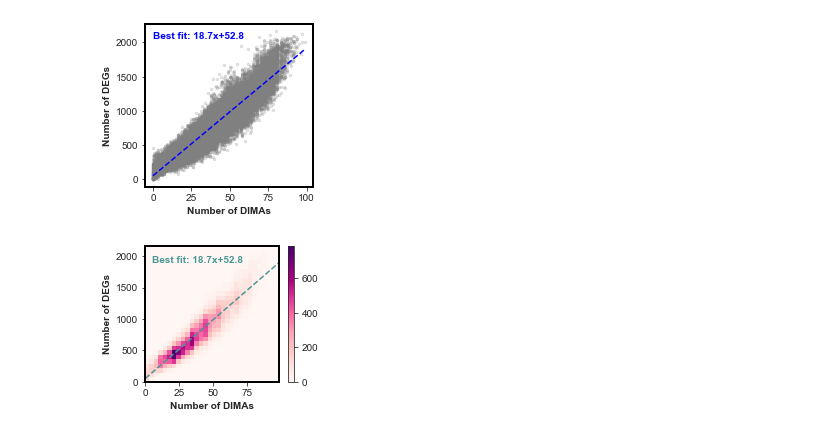
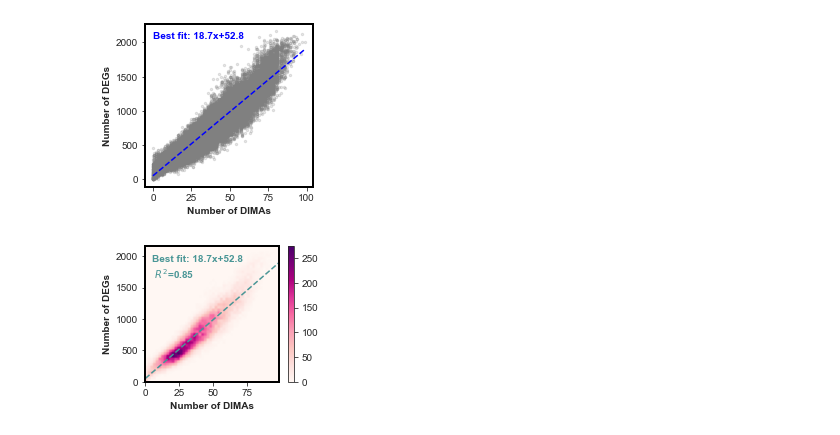
Before and after one commit to SBRG/precise2, a Jupyter notebook: notebooks/figure3_DIMA_and_figure4_ygev.ipynb, the cells around one changed output. Cells and saved outputs as stored; diff of their text form; code cells hidden in the pictures.

Commit message:
R squared for DEG vs DIMA figure

```diff
--- a/notebooks/figure3_DIMA_and_figure4_ygev.ipynb
+++ b/notebooks/figure3_DIMA_and_figure4_ygev.ipynb
@@ -483,33 +484,42 @@ plt.savefig('./fig3/degs_versus_dima.pdf', dpi = 600, bbox_inches = 'tight')
 # %%
 # heat version
 
 fig, ax = plt.subplots(figsize=(3,2.5))
 
 y=df_com["Number of DEGs"]
 x=df_com["Number of DIMAs"]
 
 # code from https://stackoverflow.com/questions/2369492/generate-a-heatmap-in-matplotlib-using-a-scatter-data-set
-heatmap, xedges, yedges = np.histogram2d(x, y, bins=(30,30))
+heatmap, xedges, yedges = np.histogram2d(x, y, bins=(50,50))
 extent = [xedges[0], xedges[-1], yedges[0], yedges[-1]]
 scatterheat = ax.imshow(heatmap.T, extent=extent, origin='lower',
                         aspect='auto', cmap='RdPu')
 plt.colorbar(scatterheat)
 
 # best fit line
-m, b = np.polyfit(x, y, 1)
-ax.plot(np.unique(x), np.poly1d(np.polyfit(x, y, 1))(np.unique(x)),
+m, b, r_value, p_value, std_err = scipy.stats.linregress(x, y)
+
+# R^2 calc
+y_bar = y.mean()
+y_pred = [m*x_i+b for x_i in x]
+SS_TOT = sum([(y_i-y_bar)**2 for y_i in y])
+SS_RES = sum((y - y_pred)**2)
+R_2 = 1- SS_RES/SS_TOT
+
+# plot fit line
+ax.plot(np.unique(x), m*(np.unique(x))+b,
         ls = '--', color='#4a9696')
-ax.text(5,1900, 'Best fit: '+str(round(m,1))+'x+'+str(round(b,1)),
+ax.text(5,1650, 'Best fit: '+str(round(m,1))+'x+'+str(round(b,1))+'\n $R^2$='+str(round(R_2,2)),
         fontweight ='bold', color='#4a9696')
 
 #format
 ax.spines['top'].set_color('0'); ax.spines['bottom'].set_color('0')
 ax.spines['left'].set_color('0'); ax.spines['right'].set_color('0')
 ax.spines['top'].set_linewidth(2); ax.spines['bottom'].set_linewidth(2)
 ax.spines['left'].set_linewidth(2); ax.spines['right'].set_linewidth(2)
 
 ax.set_xlabel('Number of DIMAs', fontweight ='bold')
 ax.set_ylabel('Number of DEGs', fontweight ='bold' )
 plt.savefig('./fig3/degs_versus_dima.pdf', dpi = 600, bbox_inches = 'tight')
 # %% [output]
-[figure, old version]
+[figure, new version]
```
Also changed, not shown: parts of 1 cell of this notebook, 4 other files.
